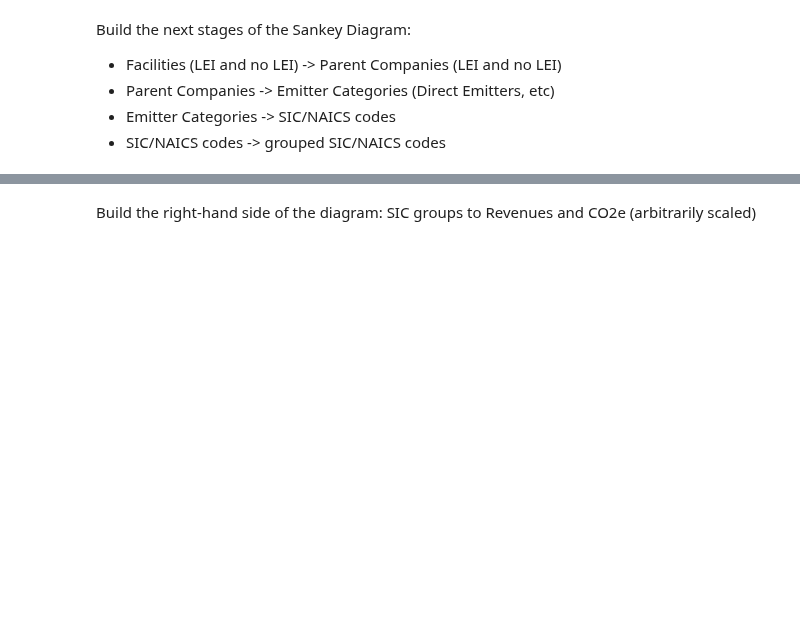
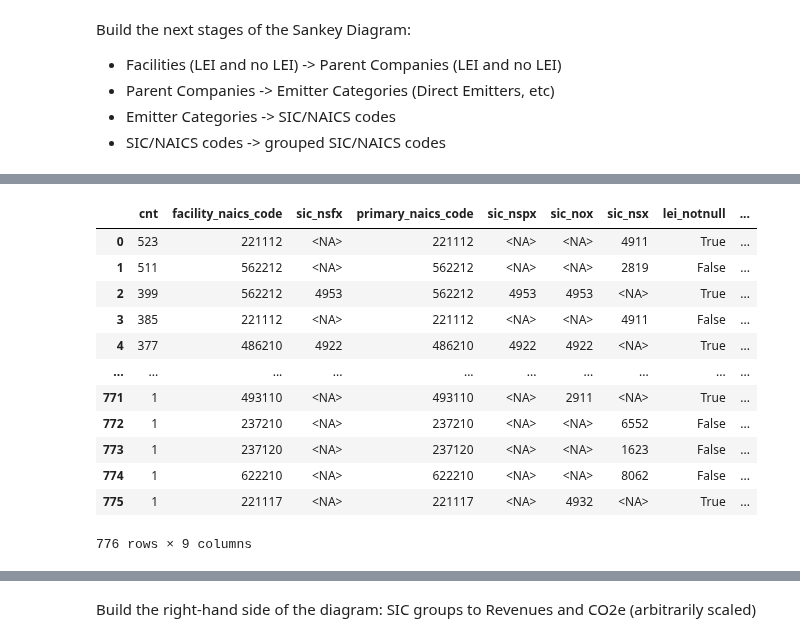
Before and after one commit to os-climate/data-platform-demo, a Jupyter notebook: notebooks/Sankey.ipynb, the cells around one changed output, grey strips where cells are left out. Drawn from its saved outputs; the diff is of its cells as text; code cells hidden in the pictures; blank space fills up the shorter version.

```diff
--- a/notebooks/Sankey.ipynb
+++ b/notebooks/Sankey.ipynb
@@ -322,0 +431,36 @@ order by count (*) desc
+# %%
+# SIC_NSFX is non-NULL when the facility naics code has a path to the SIC code
+# SIC_NSPX is non-NULL when the primary naics code has a path to the SIC code
+# SIC_NOX is the de facto path from the LEI to a reporting SIC-coded entity
+
+# For 2020 data, SIC_NSFX and SIC_NSPX are identical.  For older data there was quite some divergence.
+# All of the code that follows uses only facility_naics_code as the NAICS code
+
+# As can be seen in the UNION statements below, there are some crosswalk values that need manual intervention
+# in order to not land on something ridiculous, such as Commercial Printing leading to Construction (!)
+
+naics_sic_sql = f"""
+with dera_sub1 as
+     (select lei, sic, fy
+      from {dera_table_prefix}sub
+      where fp='FY' and (form='10-K' or form='20-F' or form='40-F'))
+select count (*) as cnt, facility_naics_code, sic_nsfx, primary_naics_code, sic_nspx, sic_nox, sic_nsx,
+       lei IS NOT NULL as lei_notnull, table_source
+from (with NSX as (select *, row_number() over (partition by naics_code order by sic) as rn
+                   from naics_isic_sic where naics_version=2017)
+      select PA.ghgrp_facility_id, PA.facility_naics_code, NSFX.sic as sic_nsfx,
+             PA.primary_naics_code, NSPX.sic as sic_nspx,
+             S.sic as sic_nox, NSX.sic as sic_nsx, PA.lei, PA.table_source
+      from {epa_table_prefix}parent_attribution as PA
+           left join dera_sub1 as S on PA.lei=S.lei and PA.reporting_year=S.fy
+           left join naics_isic_sic NSFX on PA.facility_naics_code=NSFX.naics_code and NSFX.sic=S.sic
+           left join naics_isic_sic NSPX on PA.primary_naics_code=NSPX.naics_code and NSPX.sic=S.sic
+           left join NSX on PA.primary_naics_code=NSX.naics_code and S.sic IS NULL
+      where YEAR(PA.reporting_year)=2020
+            and (NSFX.naics_version IS NULL or NSFX.naics_version=2017)
+            and (NSPX.naics_version IS NULL or NSPX.naics_version=2017)
+            and (NSX.naics_version IS NULL or NSX.rn=1))
+group by 2, 3, 4, 5, 6, 7, 8, 9
+order by count (*) desc
+"""
+print(naics_sic_sql)
@@ -322,0 +485,17 @@ order by count (*) desc
+# %%
+naics_sic_df = pd.read_sql(naics_sic_sql, con=engine).convert_dtypes()
+naics_sic_df
+# %% [output]
+|  | cnt | facility_naics_code | sic_nsfx | primary_naics_code | sic_nspx | sic_nox | sic_nsx | lei_notnull | ... |
+| 0 | 523 | 221112 | <NA> | 221112 | <NA> | <NA> | 4911 | True | ... |
+| 1 | 511 | 562212 | <NA> | 562212 | <NA> | <NA> | 2819 | False | ... |
+| 2 | 399 | 562212 | 4953 | 562212 | 4953 | 4953 | <NA> | True | ... |
+| 3 | 385 | 221112 | <NA> | 221112 | <NA> | <NA> | 4911 | False | ... |
+| 4 | 377 | 486210 | 4922 | 486210 | 4922 | 4922 | <NA> | True | ... |
+| ... | ... | ... | ... | ... | ... | ... | ... | ... | ... |
+| 771 | 1 | 493110 | <NA> | 493110 | <NA> | 2911 | <NA> | True | ... |
+| 772 | 1 | 237210 | <NA> | 237210 | <NA> | <NA> | 6552 | False | ... |
+| 773 | 1 | 237120 | <NA> | 237120 | <NA> | <NA> | 1623 | False | ... |
+| 774 | 1 | 622210 | <NA> | 622210 | <NA> | <NA> | 8062 | False | ... |
+| 775 | 1 | 221117 | <NA> | 221117 | <NA> | 4932 | <NA> | True | ... |
+776 rows × 9 columns
```
Also changed, not shown: parts of 53 cells of this notebook.
